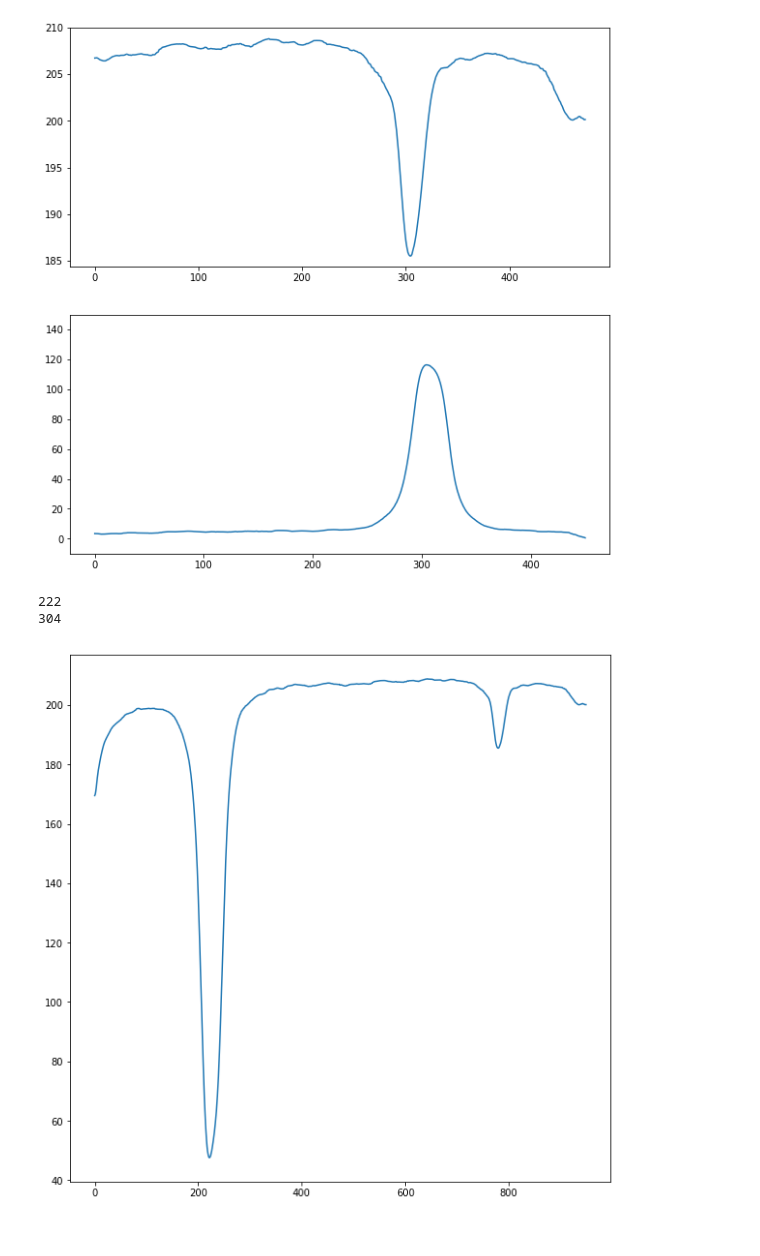
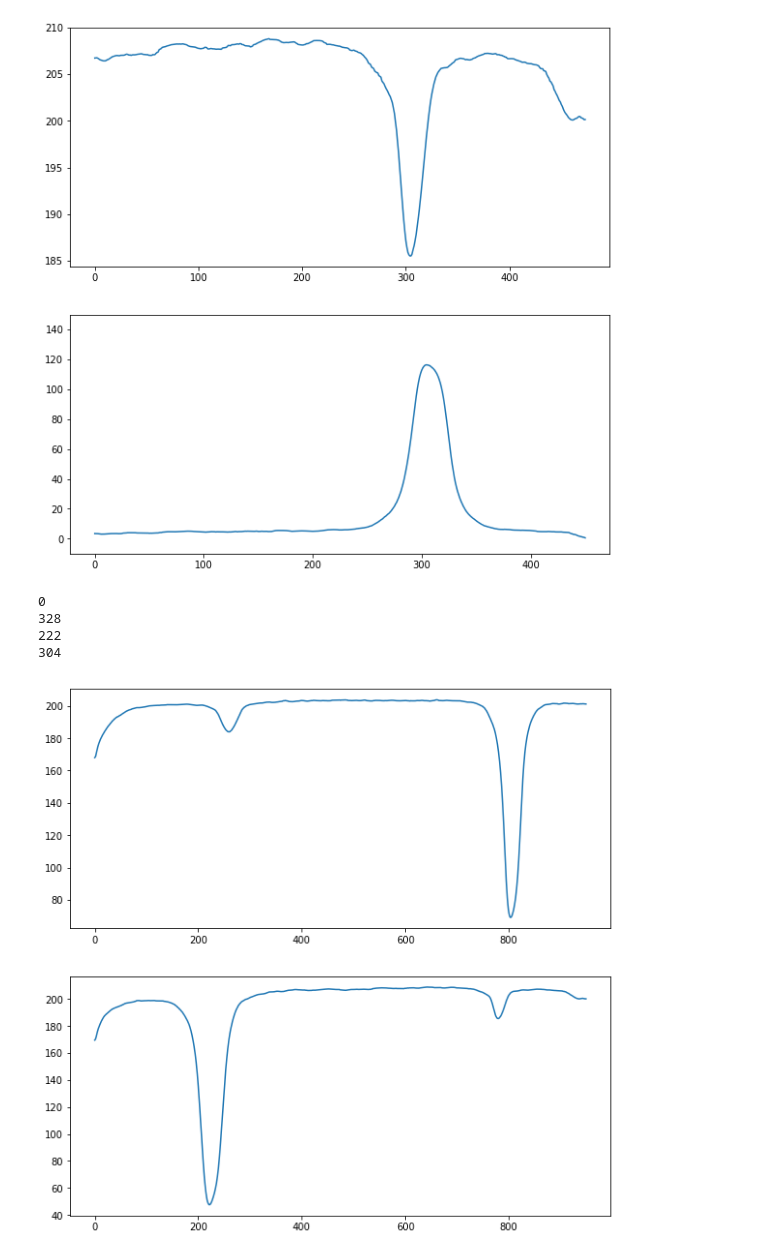
Before and after one commit to broadinstitute/HandLens-1.0.0, a Jupyter notebook: notebooks/Strip Detection and Comparison v2.ipynb, the cells around one changed output. Saved outputs shown, nothing was run; the diff lists cells and outputs as text; code cells hidden in the pictures.

```diff
--- a/notebooks/Strip Detection and Comparison v2.ipynb
+++ b/notebooks/Strip Detection and Comparison v2.ipynb
@@ -402,17 +402,21 @@ Found peak in test 1 at 328 with a value of 69.125
 Need to align peaks by 24
 [figure]
 # %%
-ctrl_data = ctrl_img.astype('int32')
-nrows = ctrl_data.shape[0]
-values = np.array([])
-for r in range(0, nrows):
-    values = np.append(values, np.mean(ctrl_data[r]))
-
-plt.plot(values)
-
-print(np.argmin(values[0:half]))
-print(np.argmin(values[half:-1]))
+fig, plots = plt.subplots(len(norm_strip_images))
+idx = 0
+for img in norm_strip_images:
+    data = img.astype('int32')
+    nrows = data.shape[0]
+    values = np.array([])
+    for r in range(0, nrows):
+        values = np.append(values, np.mean(data[r]))
+    plots[idx].plot(values)
+    print(np.argmin(values[0:half]))
+    print(np.argmin(values[half:-1]))
+    idx += 1
 # %% [output]
+0
+328
 222
 304
-[figure, old version]
+[figure, new version]
```
Also changed, not shown: parts of 2 cells of this notebook, 2 other files.
